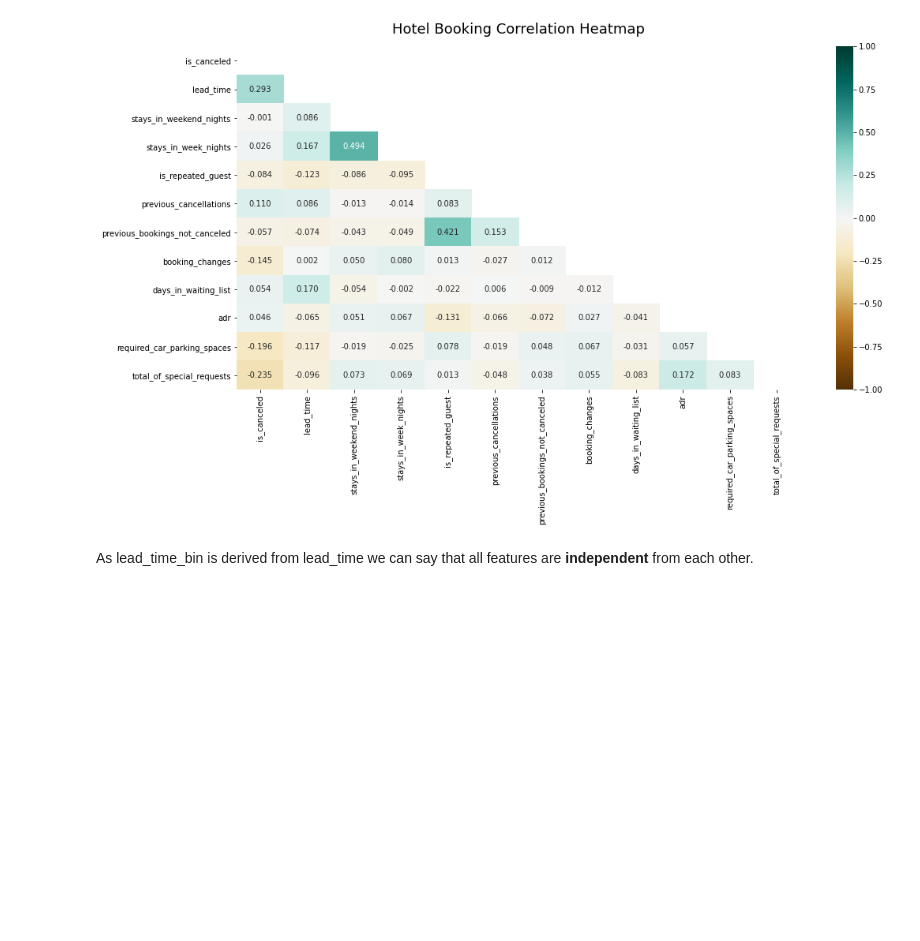
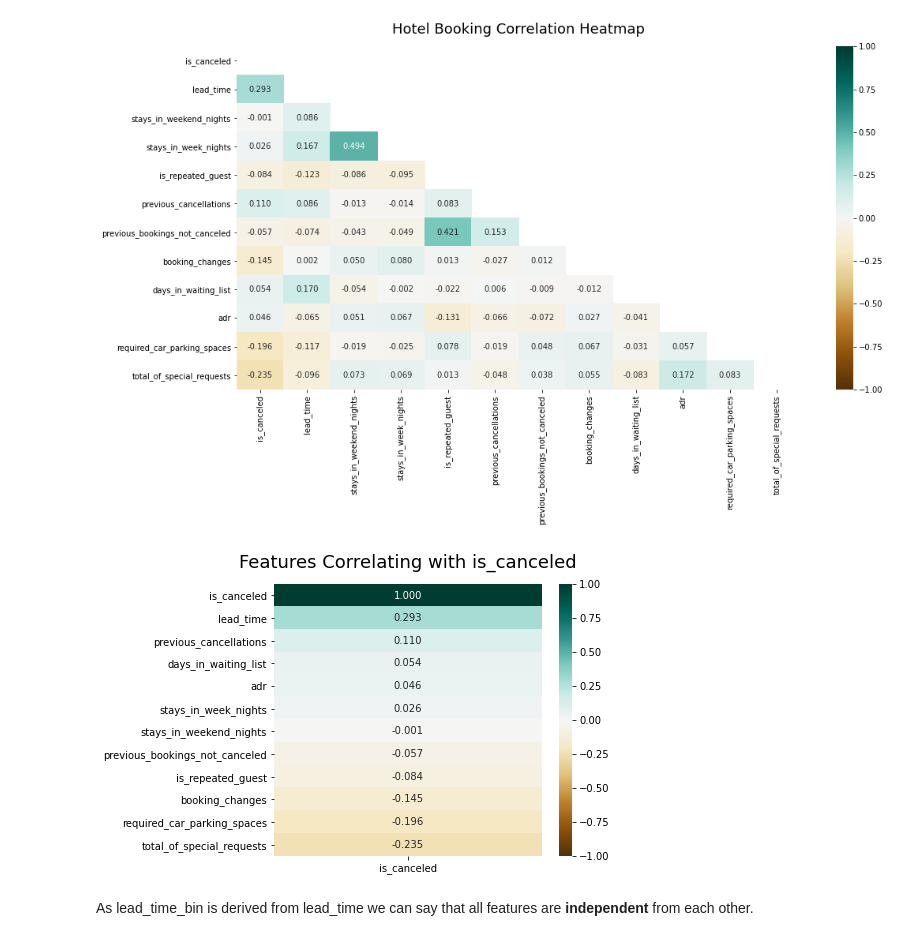
Before and after one commit to Sandeep-Kulukuri/Hotel_Booking_Analysis, a Jupyter notebook: Hotel_Booking_Analysis.ipynb, the cells around one changed output. Saved outputs shown, nothing was run; the diff lists cells and outputs as text; code cells hidden in the pictures; blank space fills up the shorter version.

```diff
--- a/Hotel_Booking_Analysis.ipynb
+++ b/Hotel_Booking_Analysis.ipynb
@@ -1334,9 +995,11 @@ heatmap.set_title('Hotel Booking Correlation Heatmap', fontdict={'fontsize':18},
 # %% [output]
 [figure]
 # %%
-# plt.figure(figsize=(8, 8))
-# heatmap = sns.heatmap(df_heatmap.corr()[['is_canceled']].sort_values(by='is_canceled',ascending=False), vmin=-1, vmax=1, annot=True, cmap='BrBG',fmt='.3f')
-# heatmap.set_title('Features Correlating with is_canceled', fontdict={'fontsize':18}, pad=16);
+plt.figure(figsize=(6, 5))
+heatmap = sns.heatmap(df_heatmap.corr()[['is_canceled']].sort_values(by='is_canceled',ascending=False), vmin=-1, vmax=1, annot=True, cmap='BrBG',fmt='.3f')
+heatmap.set_title('Features Correlating with is_canceled', fontdict={'fontsize':18}, pad=16);
+# %% [output]
+[figure, added]
 # %%
 # correlated_features = set()
 # correlation_matrix = df.corr()
```
Also changed, not shown: parts of 65 cells of this notebook.
